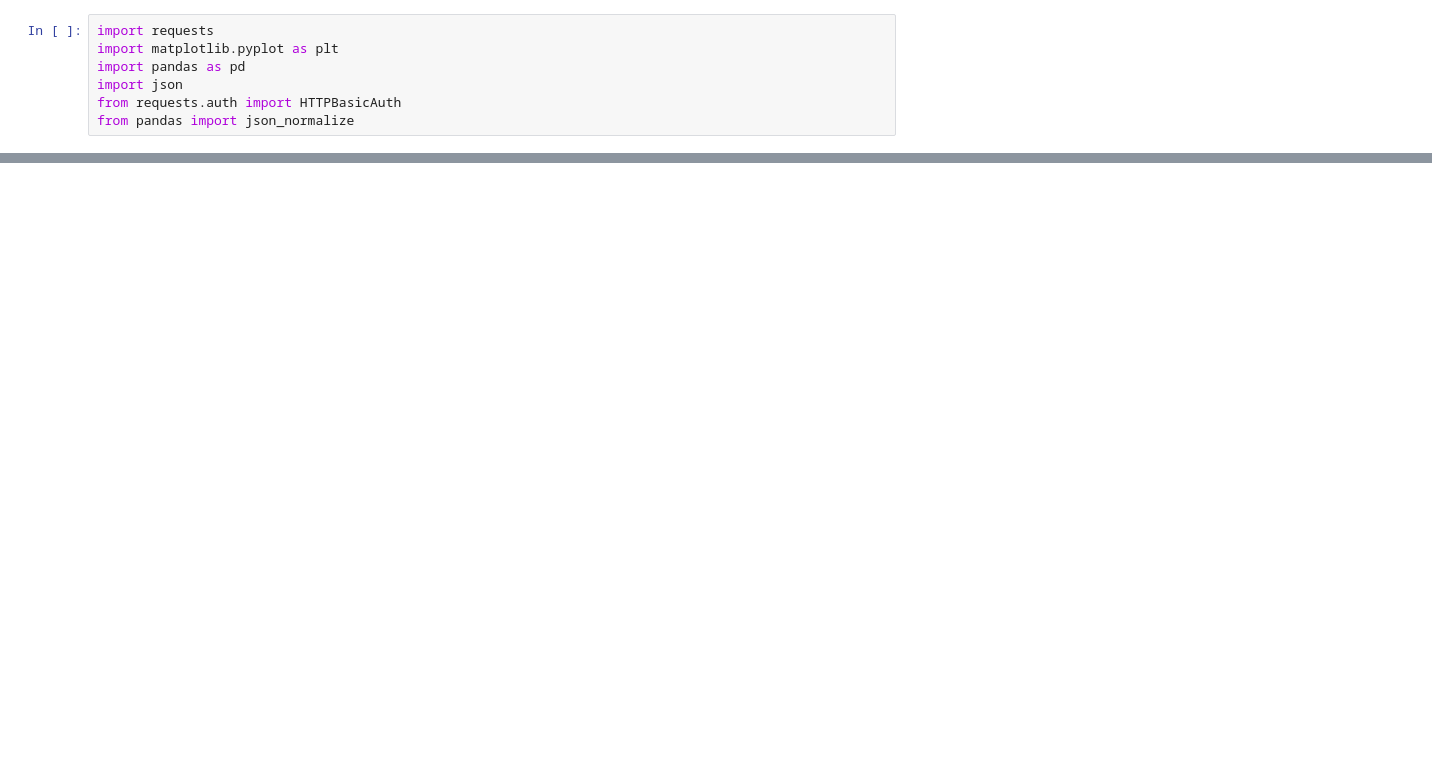
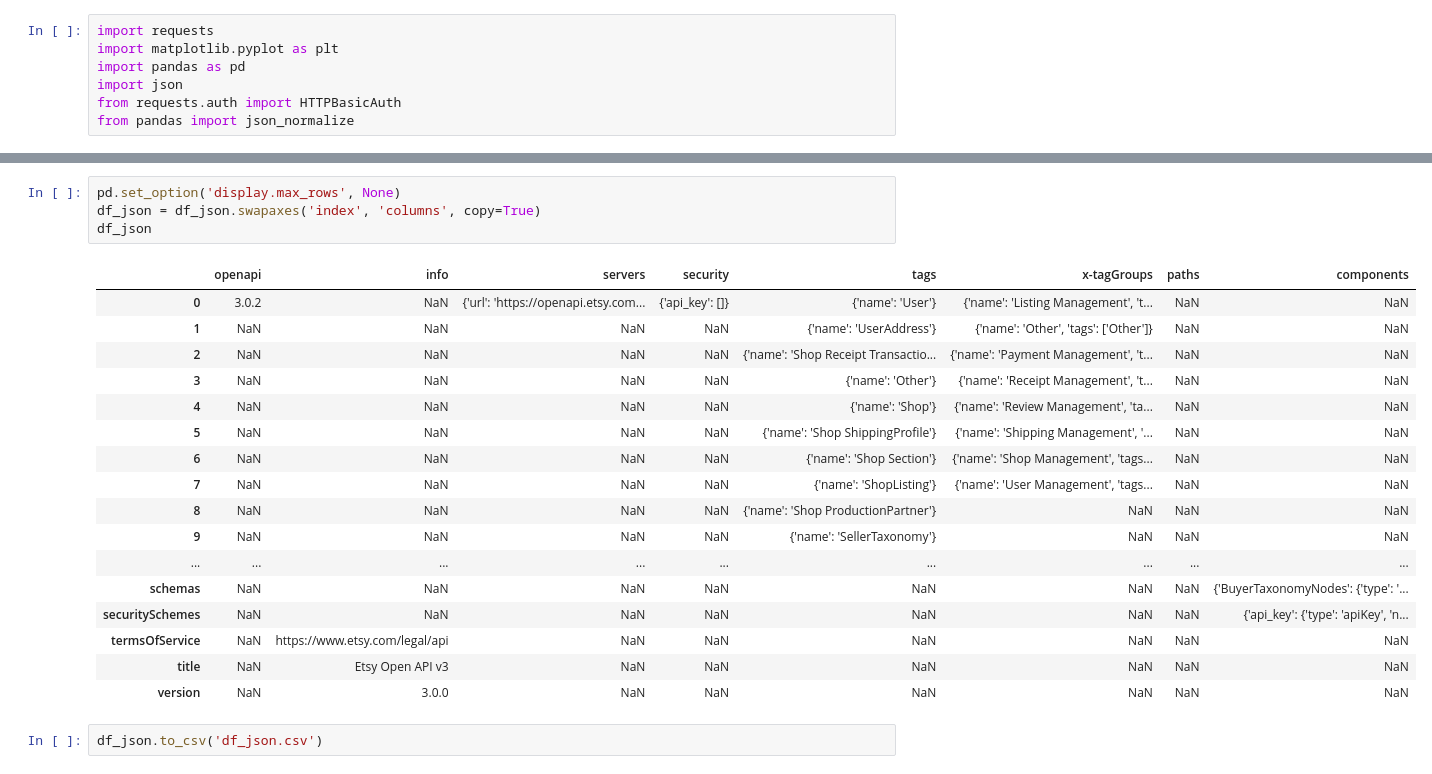
Before and after one commit to Megan1034/ETSY-CAPSTONE, a Jupyter notebook: ETSY Notebook/documentation_for_Etsy_cap.ipynb, the cells around one changed output, grey strips where cells are left out. Cells and saved outputs as stored; diff of their text form; blank space fills up the shorter version.

```diff
--- a/ETSY Notebook/documentation_for_Etsy_cap.ipynb
+++ b/ETSY Notebook/documentation_for_Etsy_cap.ipynb
@@ -31,3 +31,27 @@ df_json
 | paths | NaN | NaN | NaN | NaN | NaN | NaN | NaN | NaN | NaN | NaN | ... | ... |
 | components | NaN | NaN | NaN | NaN | NaN | NaN | NaN | NaN | NaN | NaN | ... | ... |
 8 rows × 89 columns
+# %%
+pd.set_option('display.max_rows', None)
+df_json = df_json.swapaxes('index', 'columns', copy=True)
+df_json
+# %% [output]
+|  | openapi | info | servers | security | tags | x-tagGroups | paths | components |
+| 0 | 3.0.2 | NaN | {'url': 'https://openapi.etsy.com... | {'api_key': []} | {'name': 'User'} | {'name': 'Listing Management', 't... | NaN | NaN |
+| 1 | NaN | NaN | NaN | NaN | {'name': 'UserAddress'} | {'name': 'Other', 'tags': ['Other']} | NaN | NaN |
+| 2 | NaN | NaN | NaN | NaN | {'name': 'Shop Receipt Transactio... | {'name': 'Payment Management', 't... | NaN | NaN |
+| 3 | NaN | NaN | NaN | NaN | {'name': 'Other'} | {'name': 'Receipt Management', 't... | NaN | NaN |
+| 4 | NaN | NaN | NaN | NaN | {'name': 'Shop'} | {'name': 'Review Management', 'ta... | NaN | NaN |
+| 5 | NaN | NaN | NaN | NaN | {'name': 'Shop ShippingProfile'} | {'name': 'Shipping Management', '... | NaN | NaN |
+| 6 | NaN | NaN | NaN | NaN | {'name': 'Shop Section'} | {'name': 'Shop Management', 'tags... | NaN | NaN |
+| 7 | NaN | NaN | NaN | NaN | {'name': 'ShopListing'} | {'name': 'User Management', 'tags... | NaN | NaN |
+| 8 | NaN | NaN | NaN | NaN | {'name': 'Shop ProductionPartner'} | NaN | NaN | NaN |
+| 9 | NaN | NaN | NaN | NaN | {'name': 'SellerTaxonomy'} | NaN | NaN | NaN |
+| ... | ... | ... | ... | ... | ... | ... | ... | ... |
+| schemas | NaN | NaN | NaN | NaN | NaN | NaN | NaN | {'BuyerTaxonomyNodes': {'type': '... |
+| securitySchemes | NaN | NaN | NaN | NaN | NaN | NaN | NaN | {'api_key': {'type': 'apiKey', 'n... |
+| termsOfService | NaN | https://www.etsy.com/legal/api | NaN | NaN | NaN | NaN | NaN | NaN |
+| title | NaN | Etsy Open API v3 | NaN | NaN | NaN | NaN | NaN | NaN |
+| version | NaN | 3.0.0 | NaN | NaN | NaN | NaN | NaN | NaN |
+# %%
+df_json.to_csv('df_json.csv')
```
Also changed, not shown: parts of 1 cell of this notebook, 1 other file.
